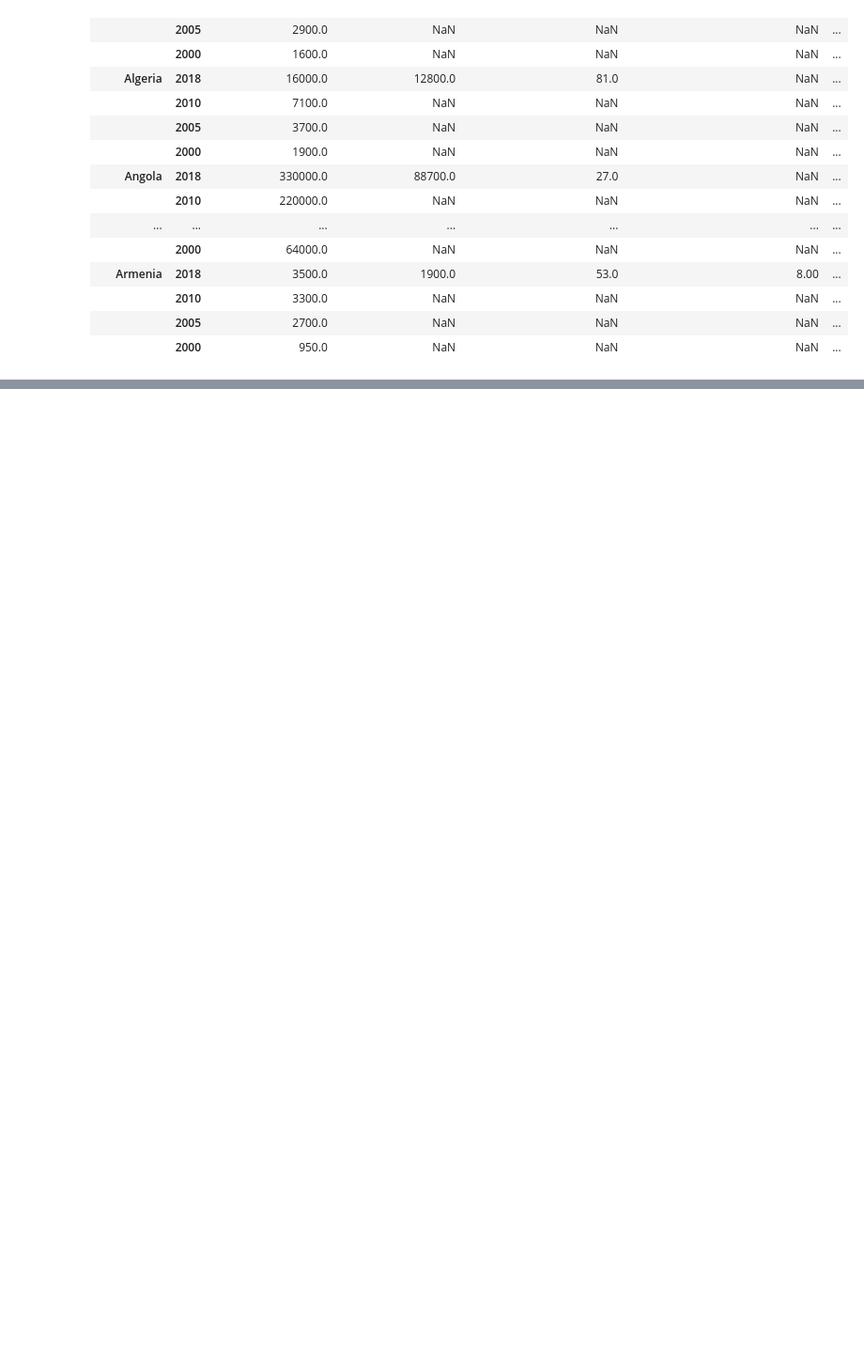
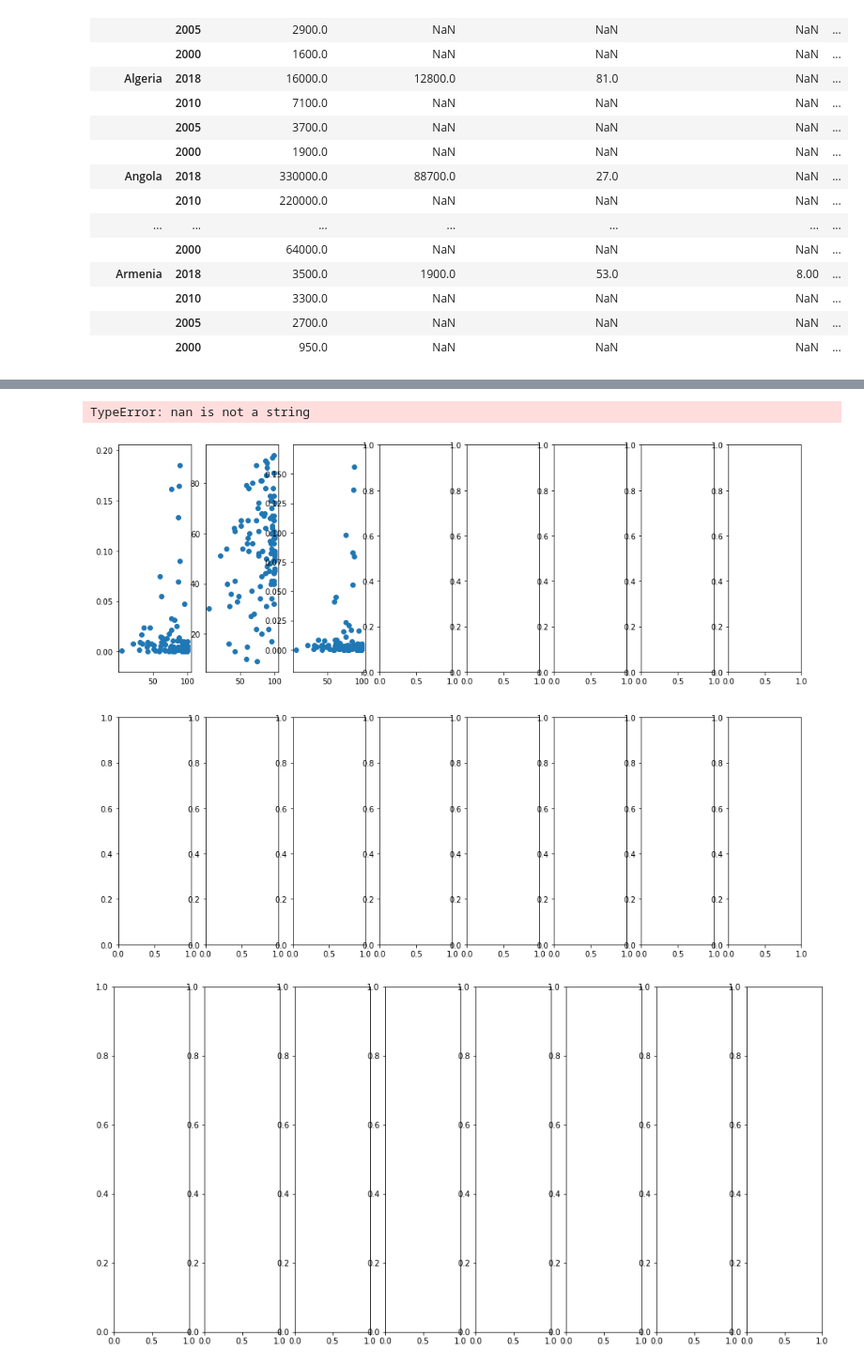
Before and after one commit to nvanrompaey/ImpactsHIVTreatment, a Jupyter notebook: CapstoneHIVtestings.ipynb, the cells around one changed output, grey strips where cells are left out. Shown at 94% size. Saved outputs shown, nothing was run; the diff lists cells and outputs as text; code cells hidden in the pictures; blank space fills up the shorter version.

Commit message:
Finish cleaning, perform preliminary graph tests

```diff
--- a/CapstoneHIVtestings.ipynb
+++ b/CapstoneHIVtestings.ipynb
@@ -37,6 +51,7 @@ indicators = {"NY.GDP.PCAP.CD":"Gross Domestic Product perCap",
               "SH.MED.BEDS.ZS":"Hospital Beds",
               "SP.URB.TOTL.IN.ZS":"Urbanization",
               "SE.SEC.ENRR":"Secondary School Education",
+              "SP.POP.TOTL":"Population",
              }
 countries = list(alpha3codedict.values())
 df = wbdata.get_dataframe(indicators,country=countries)
@@ -325,0 +313,2 @@ memory usage: 18.4+ KB
+# %%
+df2.set_index("Country",inplace=True)
@@ -331,7 +329,7 @@ df221 = pd.DataFrame({'TherapyNumber2018':df2['TherapyNumber2018'].to_list(),'Th
 df221.index = [df221.index.get_level_values(0),df221.index.get_level_values(1).astype(str)]
 df220.columns=['2018','2010','2005','2000']
 df220 = df220.stack().to_frame()
-df220.index = [df220.index.get_level_values(0).rename('country'),df220.index.get_level_values(1).rename('date')]
+df220.index = [df220.index.get_level_values(0).rename('country'),df220.index.get_level_values(1).rename('date').astype(str)]
 df220.columns=['Average HIV patients']
 
 
@@ -407,0 +410,35 @@ dfHIVfull.head(20)
+# %%
+figs, axs = plt.subplots(2,8,figsize=(16,12))
+figs2, axs2 = plt.subplots(1,8,figsize=(16,8))
+figs3, axs3 = plt.subplots(4,8,figsize=(16,8))
+stat = dfHIVfull.loc(axis=0)[:,'2018']
+xlab = ['Literacy Rate','Gross Domestic Product perCap','Total Density/100k: Total Hospitals 2013',
+        'Urbanization', 'Urbanization', 'Hospital Beds','Secondary School Education']
+xstats = [stat.sort_values(xlab[0]),
+          stat.sort_values(xlab[1]),
+          stat[stat['Total Density/100k: Total Hospitals 2013']<50].sort_values(xlab[2]),
+          stat[stat['Total Density/100k: Total Hospitals 2013']<50].sort_values(xlab[3]),
+          stat.sort_values(xlab[4]),
+          stat.sort_values(xlab[5]),
+          stat.sort_values(xlab[6])]
+
+ystats = ['Average HIV patients', 'TherapyPercentage2018avg','TherapyNumber2018',
+          'HIV (ARV) treatment 2014 in specialized facilities and services',
+          'HEPATITIS treatment 2014 in specialized facilities and services',
+          'HIV testing and councelling 2014 in specialized facilities and services',
+          'Hepatitis testing and councelling 2014 in specialized facilities and services',
+          'Hepatitis Vaccination 2014 in specialized facilities and services']
+
+x = [xstats[a][xlab[a]] for a in range(7)]
+
+y = [[xstats[a][ystats[b]] for b in range(8)] for a in range(7)]
+for a in range(7):
+    for b in range(8):
+        if (b == 0) or (b == 2):
+            axs[a,b].scatter(x[a],y[a][b]/xstats[a]['Population'])
+        else:
+            axs[a,b].scatter(x[a],y[a][b])
+# %% [output]
+TypeError: nan is not a string
+[figure, added]
+[figure, added]
```
Also changed, not shown: parts of 16 cells of this notebook, 1 other file.
